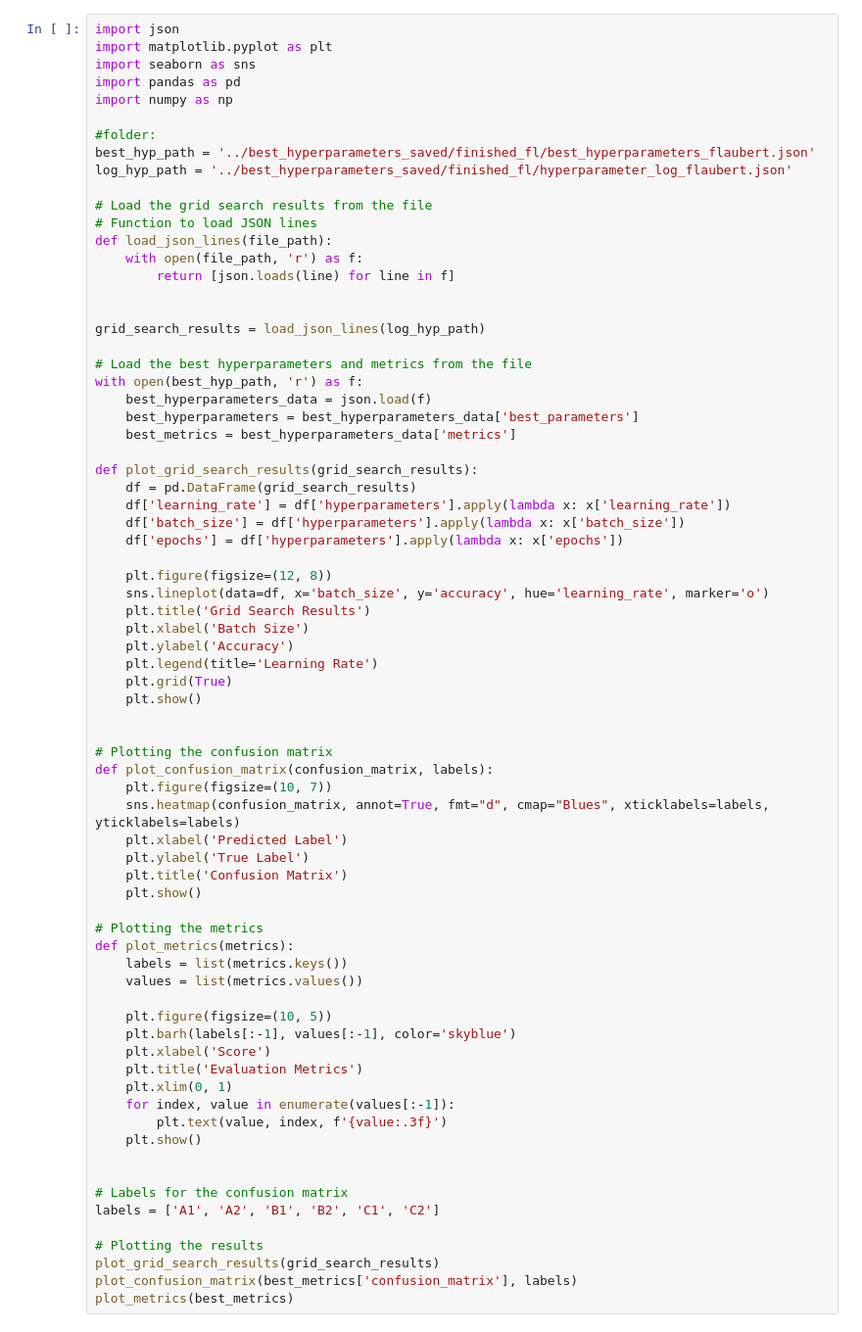
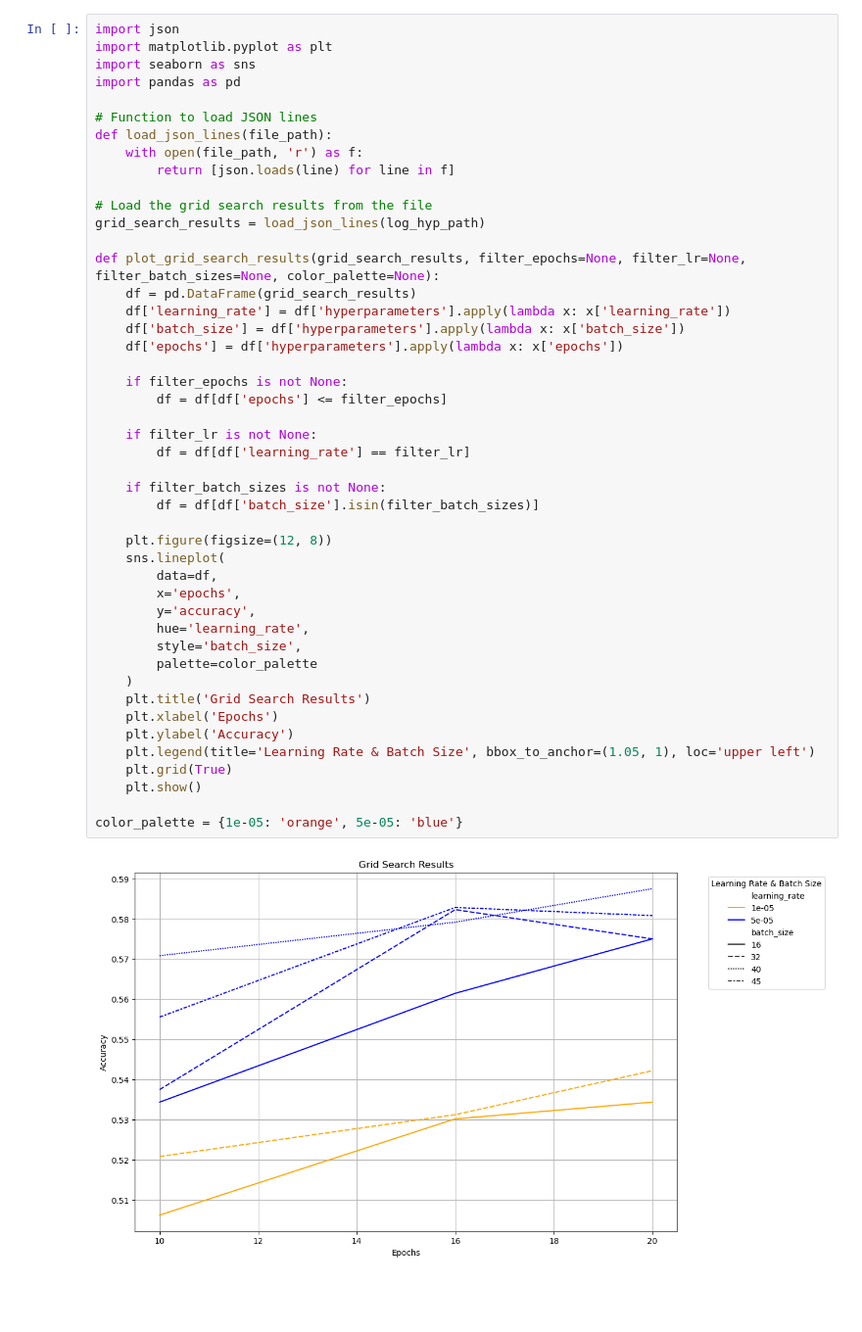
Before and after one commit to BeatriceVaienti/dsml_project, a Jupyter notebook: notebooks/models_evaluation_viz.ipynb, the cells around one changed output. Shown at 98% size. Saved outputs shown, nothing was run; the diff lists cells and outputs as text; blank space fills up the shorter version.

```diff
--- a/notebooks/models_evaluation_viz.ipynb
+++ b/notebooks/models_evaluation_viz.ipynb
@@ -1,73 +1,48 @@
 # %%
 import json
 import matplotlib.pyplot as plt
 import seaborn as sns
 import pandas as pd
-import numpy as np
 
-#folder:
-best_hyp_path = '../best_hyperparameters_saved/finished_fl/best_hyperparameters_flaubert.json'
-log_hyp_path = '../best_hyperparameters_saved/finished_fl/hyperparameter_log_flaubert.json'
-
-# Load the grid search results from the file
 # Function to load JSON lines
 def load_json_lines(file_path):
     with open(file_path, 'r') as f:
         return [json.loads(line) for line in f]
 
-
+# Load the grid search results from the file
 grid_search_results = load_json_lines(log_hyp_path)
 
-# Load the best hyperparameters and metrics from the file
-with open(best_hyp_path, 'r') as f:
-    best_hyperparameters_data = json.load(f)
-    best_hyperparameters = best_hyperparameters_data['best_parameters']
-    best_metrics = best_hyperparameters_data['metrics']
-
-def plot_grid_search_results(grid_search_results):
+def plot_grid_search_results(grid_search_results, filter_epochs=None, filter_lr=None, filter_batch_sizes=None, color_palette=None):
     df = pd.DataFrame(grid_search_results)
     df['learning_rate'] = df['hyperparameters'].apply(lambda x: x['learning_rate'])
     df['batch_size'] = df['hyperparameters'].apply(lambda x: x['batch_size'])
     df['epochs'] = df['hyperparameters'].apply(lambda x: x['epochs'])
 
+    if filter_epochs is not None:
+        df = df[df['epochs'] <= filter_epochs]
+
+    if filter_lr is not None:
+        df = df[df['learning_rate'] == filter_lr]
+
+    if filter_batch_sizes is not None:
+        df = df[df['batch_size'].isin(filter_batch_sizes)]
+
     plt.figure(figsize=(12, 8))
-    sns.lineplot(data=df, x='batch_size', y='accuracy', hue='learning_rate', marker='o')
+    sns.lineplot(
+        data=df,
+        x='epochs',
+        y='accuracy',
+        hue='learning_rate',
+        style='batch_size',
+        palette=color_palette
+    )
     plt.title('Grid Search Results')
-    plt.xlabel('Batch Size')
+    plt.xlabel('Epochs')
     plt.ylabel('Accuracy')
-    plt.legend(title='Learning Rate')
+    plt.legend(title='Learning Rate & Batch Size', bbox_to_anchor=(1.05, 1), loc='upper left')
     plt.grid(True)
     plt.show()
 
-
-# Plotting the confusion matrix
-def plot_confusion_matrix(confusion_matrix, labels):
-    plt.figure(figsize=(10, 7))
-    sns.heatmap(confusion_matrix, annot=True, fmt="d", cmap="Blues", xticklabels=labels, yticklabels=labels)
-    plt.xlabel('Predicted Label')
-    plt.ylabel('True Label')
-    plt.title('Confusion Matrix')
-    plt.show()
-
-# Plotting the metrics
-def plot_metrics(metrics):
-    labels = list(metrics.keys())
-    values = list(metrics.values())
-
-    plt.figure(figsize=(10, 5))
-    plt.barh(labels[:-1], values[:-1], color='skyblue')
-    plt.xlabel('Score')
-    plt.title('Evaluation Metrics')
-    plt.xlim(0, 1)
-    for index, value in enumerate(values[:-1]):
-        plt.text(value, index, f'{value:.3f}')
-    plt.show()
-
-
-# Labels for the confusion matrix
-labels = ['A1', 'A2', 'B1', 'B2', 'C1', 'C2']
-
-# Plotting the results
-plot_grid_search_results(grid_search_results)
-plot_confusion_matrix(best_metrics['confusion_matrix'], labels)
-plot_metrics(best_metrics)
+color_palette = {1e-05: 'orange', 5e-05: 'blue'}
+# %% [output]
+[figure, added]
```
Also changed, not shown: parts of 2 cells of this notebook, 1 other file.
